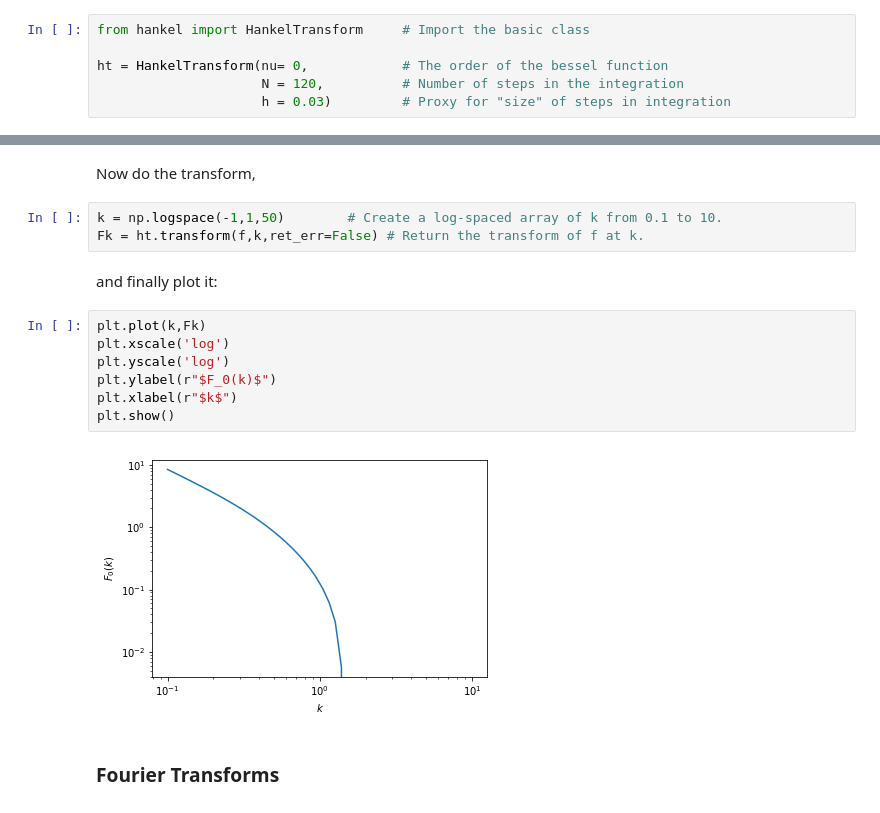
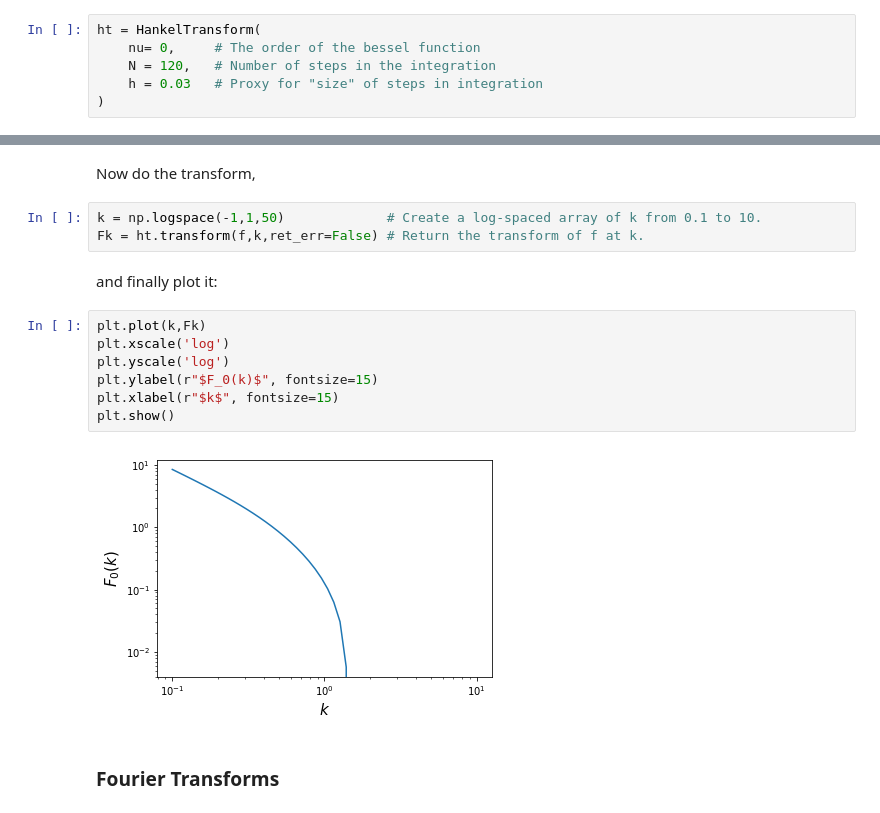
Before and after one commit to steven-murray/hankel, a Jupyter notebook: docs/demos/getting_started.ipynb, the cells around one changed output, grey strips where cells are left out. Drawn from its saved outputs; the diff is of its cells as text.

```diff
--- a/docs/demos/getting_started.ipynb
+++ b/docs/demos/getting_started.ipynb
@@ -17,9 +23,9 @@ following setup:
 # %%
-from hankel import HankelTransform     # Import the basic class
-
-ht = HankelTransform(nu= 0,            # The order of the bessel function
-                     N = 120,          # Number of steps in the integration
-                     h = 0.03)         # Proxy for "size" of steps in integration
+ht = HankelTransform(
+    nu= 0,     # The order of the bessel function
+    N = 120,   # Number of steps in the integration
+    h = 0.03   # Proxy for "size" of steps in integration
+)
 # %% [markdown]
 Alternatively, each of the parameters has defaults, so you needn't
 pass any. The order of the bessel function will be
@@ -79,19 +85,19 @@ import matplotlib.pyplot as plt
 # %% [markdown]
 Now do the transform,
 # %%
-k = np.logspace(-1,1,50)        # Create a log-spaced array of k from 0.1 to 10.
+k = np.logspace(-1,1,50)             # Create a log-spaced array of k from 0.1 to 10.
 Fk = ht.transform(f,k,ret_err=False) # Return the transform of f at k.
 # %% [markdown]
 and finally plot it:
 # %%
 plt.plot(k,Fk)
 plt.xscale('log')
 plt.yscale('log')
-plt.ylabel(r"$F_0(k)$")
-plt.xlabel(r"$k$")
+plt.ylabel(r"$F_0(k)$", fontsize=15)
+plt.xlabel(r"$k$", fontsize=15)
 plt.show()
 # %% [output]
-[figure, old version]
+[figure, new version]
 # %% [markdown]
 ### Fourier Transforms
 # %% [markdown]
```
Also changed, not shown: parts of 16 cells of this notebook, 4 other files.
